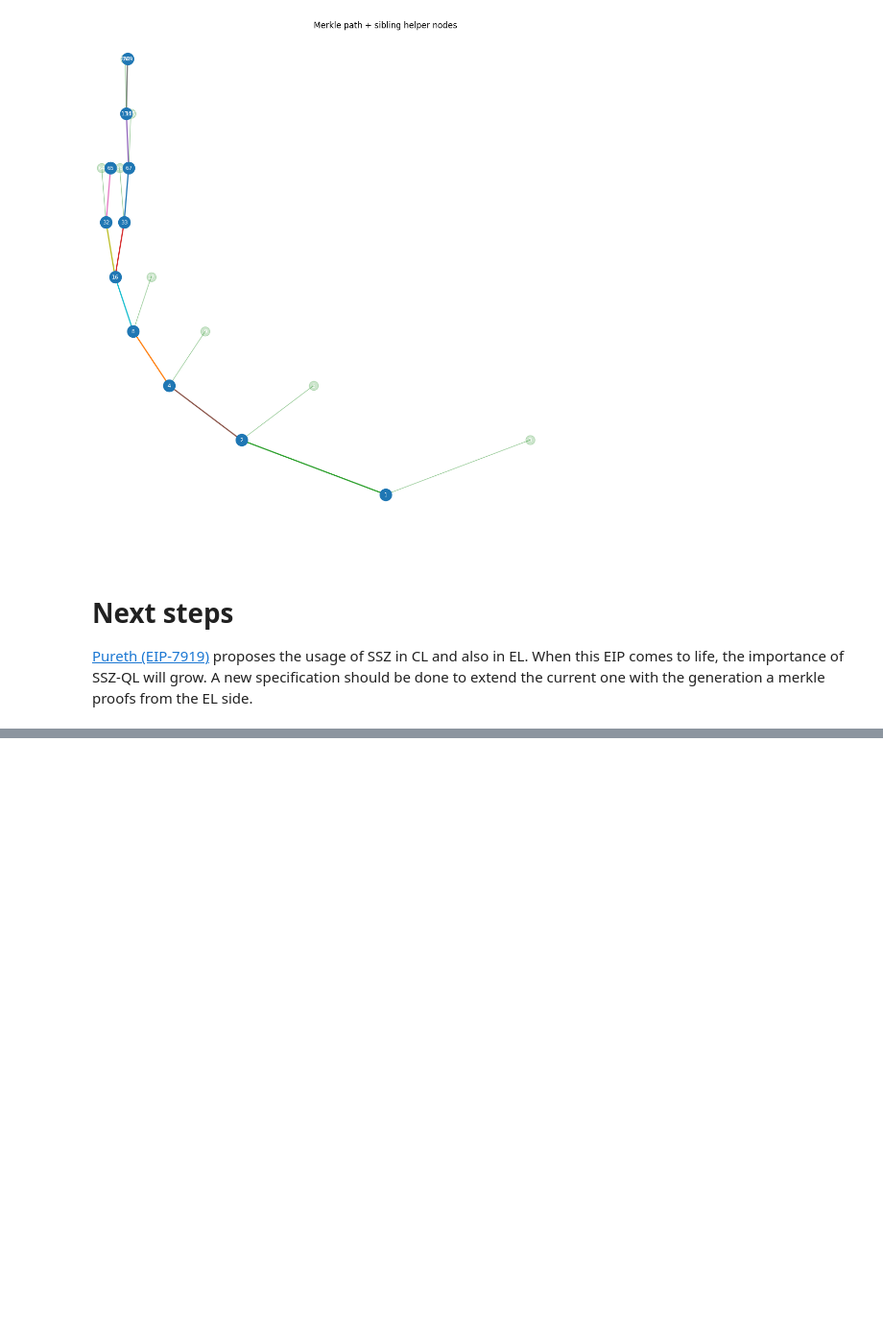
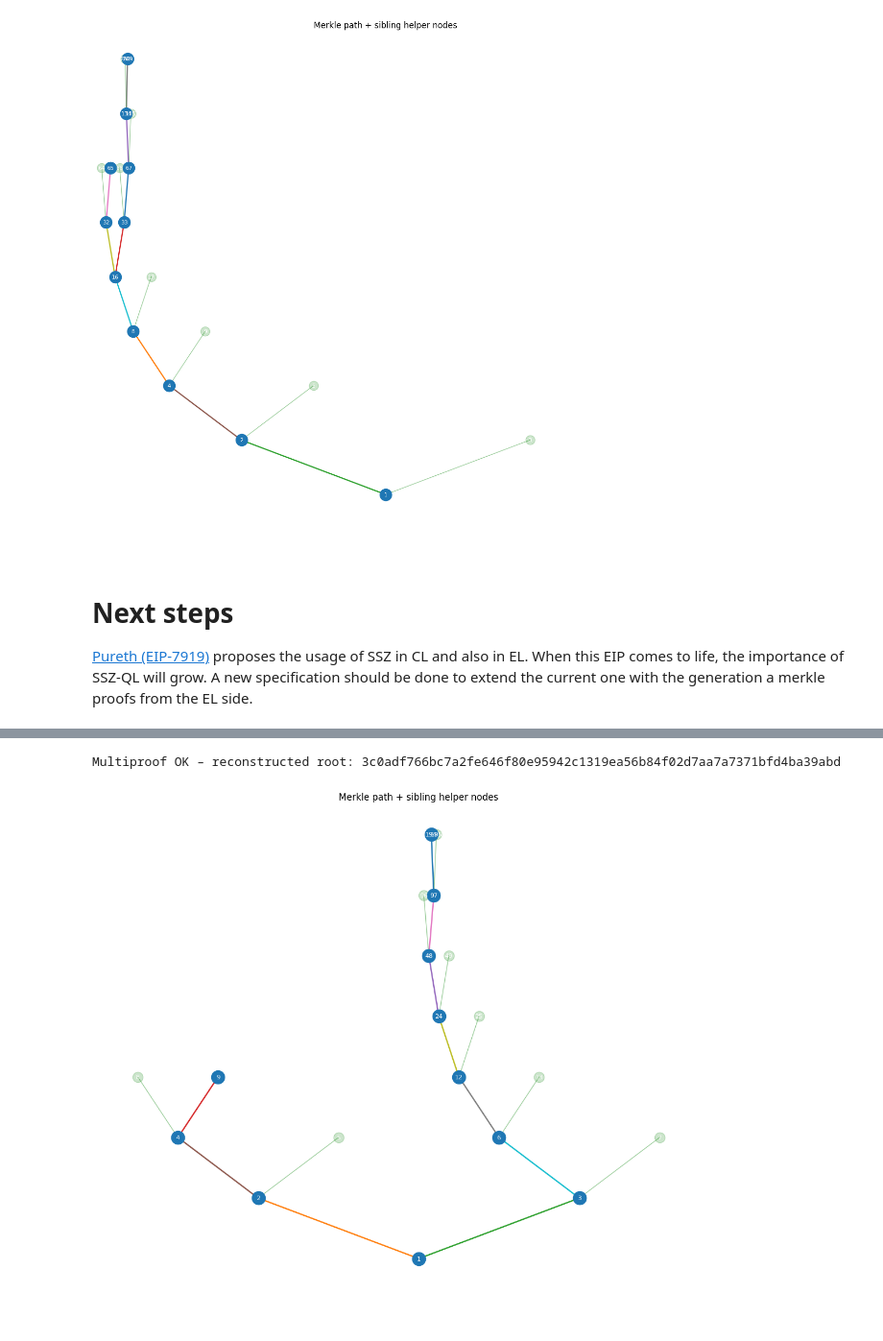
Before and after one commit to fernantho/SSZ-QL-and-GMP, a Jupyter notebook: ssz_ql_gmp.ipynb, the cells around one changed output, grey strips where cells are left out. Shown at 96% size. Saved outputs shown, nothing was run; the diff lists cells and outputs as text; code cells hidden in the pictures; blank space fills up the shorter version.

```diff
--- a/ssz_ql_gmp.ipynb
+++ b/ssz_ql_gmp.ipynb
@@ -14,11 +14,12 @@ Our starting point is `class BeaconState`, the "God's object" that gives us a ve
 
 import requests
 
-RPC = "https://beaconstate.ethstaker.cc/eth/v2/debug/beacon/states/finalized"
+RPC = "https://beaconstate.ethstaker.cc"
+ENDPOINT = "/eth/v2/debug/beacon/states/finalized"
 HEADERS = {"Accept": "application/octet-stream"}
 OUTFILE = "state.ssz"
 
-with requests.get(RPC, headers=HEADERS, stream=True, timeout=30) as resp:
+with requests.get(RPC+ENDPOINT, headers=HEADERS, stream=True, timeout=30) as resp:
     resp.raise_for_status()
     with open(OUTFILE, "wb") as fp:
         for chunk in resp.iter_content(8192):
@@ -668,0 +716,60 @@ When this EIP comes to life, the importance of SSZ-QL will grow. A new specifica
+# %%
+# Case 4: verify proposer index and graffiti agains the beacon block root. Using Merkle Multiproof
+# `POST` https://RPC/eth/v1/beacon/states/finalized/query
+# {
+#   "query": [
+#     {
+#       "path": ".proposer_index",
+#       "include_proof": true
+#     },
+#     {
+#       "path": ".body.graffiti",
+#       "include_proof": true
+#     }
+#   ],
+#   "proof_type": "merkle_multiproof"
+# }
+
+
+from eth2spec.electra.mainnet import BeaconBlock, Bytes32
+from remerkleable.core import Path
+
+# ‣ 1. Generalized indices for the two fields
+pi_gindex       = (Path(BeaconBlock) / 'proposer_index').gindex()
+graffiti_gindex = (Path(BeaconBlock) / 'body' / 'graffiti').gindex()
+
+# ‣ 2. Witnesses (single-branch proofs) for each leaf
+pi_branch  = [Bytes32.fromhex(x) for x in compute_merkle_proof_for_state(block, pi_gindex)]
+gr_branch  = [Bytes32.fromhex(x) for x in compute_merkle_proof_for_state(block, graffiti_gindex)]
+
+# ‣ 3. Leaves (already SSZ-padded to 32 bytes)
+leaf_pi       = Bytes32(block.proposer_index.to_bytes(8, 'little') + b'\x00' * 24)
+leaf_graffiti = block.body.graffiti                     # already Bytes32
+
+leaves   = [leaf_pi, leaf_graffiti]
+indices  = [GeneralizedIndex(pi_gindex), GeneralizedIndex(graffiti_gindex)]
+
+# ‣ 4. Helper indices + objects map
+helper_indices = get_helper_indices(indices)
+
+objects: dict[GeneralizedIndex, Bytes32] = {
+    indices[0]: leaf_pi,
+    indices[1]: leaf_graffiti,
+    **dict(zip(get_branch_indices(indices[0]), pi_branch)),
+    **dict(zip(get_branch_indices(indices[1]), gr_branch)),
+}
+
+# Proof list must follow helper_indices order
+proof = [objects[i] for i in helper_indices]
+
+# ‣ 5. Verify multiproof against block_root
+block_root = block.hash_tree_root()
+reconstructed = calculate_multi_merkle_root(leaves, proof, indices)
+
+assert reconstructed == block_root
+print("Multiproof OK – reconstructed root:", reconstructed.hex())
+
+plot_merkle_paths([pi_gindex, graffiti_gindex])
+# %% [output]
+Multiproof OK – reconstructed root: 3c0adf766bc7a2fe646f80e95942c1319ea56b84f02d7aa7a7371bfd4ba39abd
+[figure, added]
```
Also changed, not shown: parts of 6 cells of this notebook.
